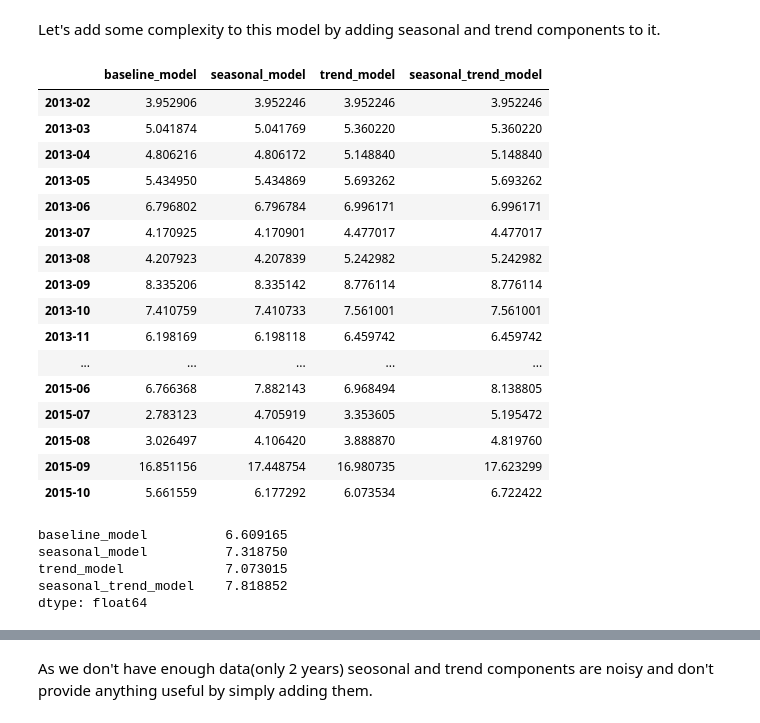
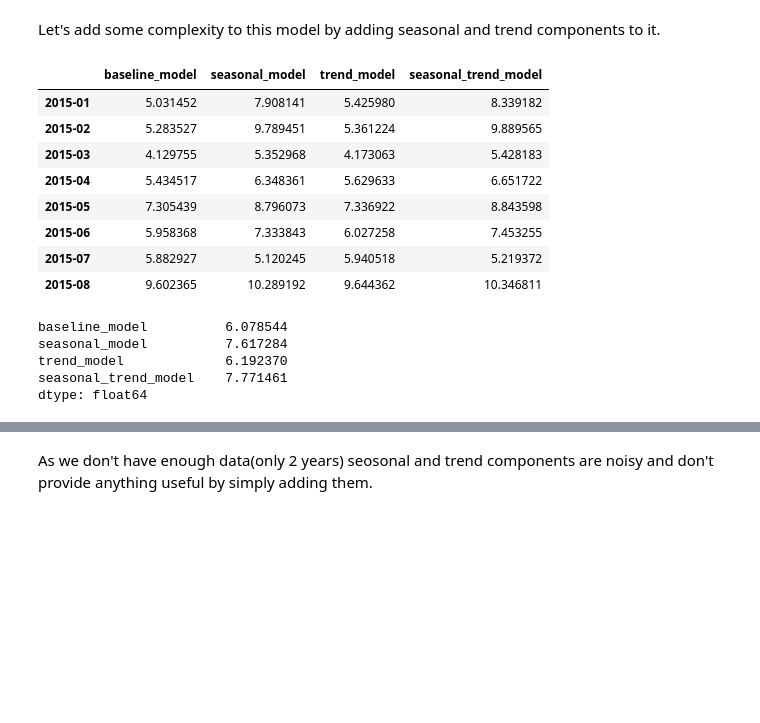
Before and after one commit to serega-maslo/Predict-Future-Sales, a Jupyter notebook: notebooks/baseline_model_evaluation.ipynb, the cells around one changed output, grey strips where cells are left out. Cells and saved outputs as stored; diff of their text form; code cells hidden in the pictures; blank space fills up the shorter version.

```diff
--- a/notebooks/baseline_model_evaluation.ipynb
+++ b/notebooks/baseline_model_evaluation.ipynb
@@ -51,4 +138,5 @@ Lets compare results of this model to constants
 # %% [markdown]
 We will use RMSE as this is a metric used in Kaggle competition
 # %%
-results = validation_chema(final_df, BaseLineModel, root_mean_squared_error)
+results = validation_chema(final_df, BaseLineModel, start=0, window_size=24)
+results['item_cnt_day'].max()
@@ -114,38 +198,30 @@ We can see that overall this model predicts better then constants but after spik
 # %% [markdown]
 Let's add some complexity to this model by adding seasonal and trend components to it.
 # %%
-results_seasonal = validation_chema(final_df, SeasonalModel, root_mean_squared_error)
+results_seasonal = validation_chema(final_df, SeasonalModel, root_mean_squared_error, start=0, window_size=24)
 # %%
-results_trend = validation_chema(final_df, TrendModel, root_mean_squared_error)
+results_trend = validation_chema(final_df, TrendModel, root_mean_squared_error, start=0, window_size=24)
 # %%
-results_seosonal_trend  = validation_chema(final_df, SeasonalTrendModel, root_mean_squared_error)
+results_seosonal_trend  = validation_chema(final_df, SeasonalTrendModel, root_mean_squared_error, start=0, window_size=24)
 # %%
 compare_df = pd.DataFrame({'baseline_model': results, 'seasonal_model': results_seasonal, 'trend_model': results_trend, 'seasonal_trend_model': results_seosonal_trend})
-compare_df.index = pd.date_range('2013-02-01', periods=len(compare_df), freq='MS').strftime('%Y-%m')
+compare_df.index = pd.date_range('2015-01-01', periods=len(compare_df), freq='MS').strftime('%Y-%m')
 compare_df
 # %% [output]
 |  | baseline_model | seasonal_model | trend_model | seasonal_trend_model |
-| 2013-02 | 3.952906 | 3.952246 | 3.952246 | 3.952246 |
-| 2013-03 | 5.041874 | 5.041769 | 5.360220 | 5.360220 |
-| 2013-04 | 4.806216 | 4.806172 | 5.148840 | 5.148840 |
-| 2013-05 | 5.434950 | 5.434869 | 5.693262 | 5.693262 |
-| 2013-06 | 6.796802 | 6.796784 | 6.996171 | 6.996171 |
-| 2013-07 | 4.170925 | 4.170901 | 4.477017 | 4.477017 |
-| 2013-08 | 4.207923 | 4.207839 | 5.242982 | 5.242982 |
-| 2013-09 | 8.335206 | 8.335142 | 8.776114 | 8.776114 |
-| 2013-10 | 7.410759 | 7.410733 | 7.561001 | 7.561001 |
-| 2013-11 | 6.198169 | 6.198118 | 6.459742 | 6.459742 |
-| ... | ... | ... | ... | ... |
-| 2015-06 | 6.766368 | 7.882143 | 6.968494 | 8.138805 |
-| 2015-07 | 2.783123 | 4.705919 | 3.353605 | 5.195472 |
-| 2015-08 | 3.026497 | 4.106420 | 3.888870 | 4.819760 |
-| 2015-09 | 16.851156 | 17.448754 | 16.980735 | 17.623299 |
-| 2015-10 | 5.661559 | 6.177292 | 6.073534 | 6.722422 |
+| 2015-01 | 5.031452 | 7.908141 | 5.425980 | 8.339182 |
+| 2015-02 | 5.283527 | 9.789451 | 5.361224 | 9.889565 |
+| 2015-03 | 4.129755 | 5.352968 | 4.173063 | 5.428183 |
+| 2015-04 | 5.434517 | 6.348361 | 5.629633 | 6.651722 |
+| 2015-05 | 7.305439 | 8.796073 | 7.336922 | 8.843598 |
+| 2015-06 | 5.958368 | 7.333843 | 6.027258 | 7.453255 |
+| 2015-07 | 5.882927 | 5.120245 | 5.940518 | 5.219372 |
+| 2015-08 | 9.602365 | 10.289192 | 9.644362 | 10.346811 |
 # %%
 compare_df.mean()
 # %% [output]
-baseline_model          6.609165
-seasonal_model          7.318750
-trend_model             7.073015
-seasonal_trend_model    7.818852
+baseline_model          6.078544
+seasonal_model          7.617284
+trend_model             6.192370
+seasonal_trend_model    7.771461
 dtype: float64
```
Also changed, not shown: parts of 25 cells of this notebook, 53 other files.
